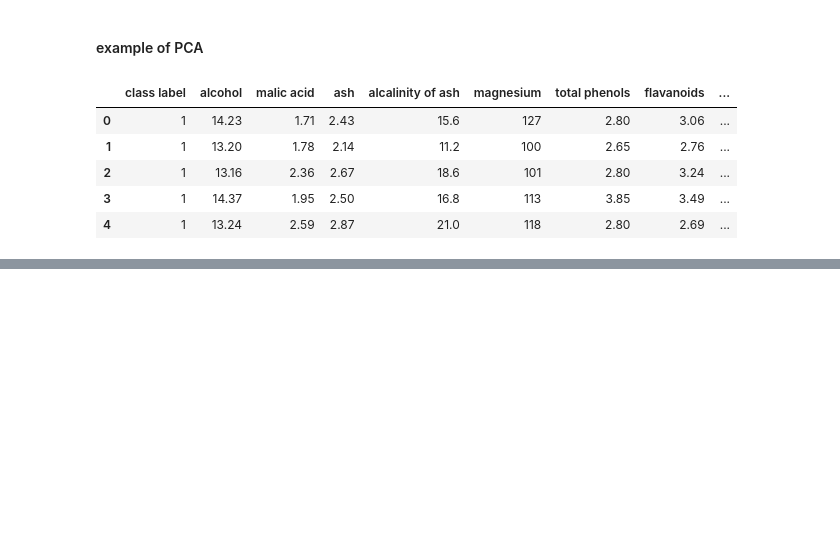
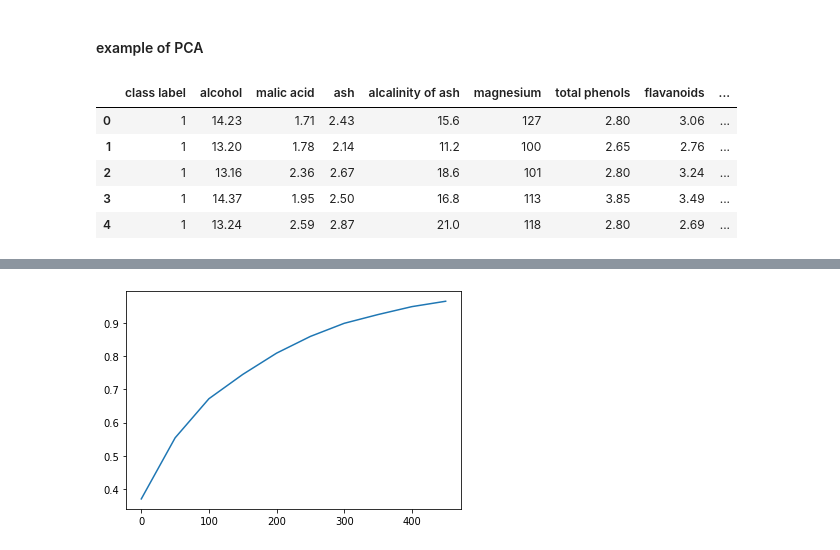
Before and after one commit to wolfdale229/100daysofmlcodes, a Jupyter notebook: machine_learning_2/dimension reduction/reduction.ipynb, the cells around one changed output, grey strips where cells are left out. Drawn from its saved outputs; the diff is of its cells as text; code cells hidden in the pictures; blank space fills up the shorter version.

```diff
--- a/machine_learning_2/dimension reduction/reduction.ipynb
+++ b/machine_learning_2/dimension reduction/reduction.ipynb
@@ -67,0 +75,4 @@ X_test_scled = std_sc.transform(X_test)
+# %%
+pca = PCA(n_components=0.95)
+X_train_reduced = pca.fit_transform(X_train_scaled)
+X_train_reduced
@@ -67,0 +93,7 @@ X_test_scled = std_sc.transform(X_test)
+# %%
+exp_var = pca.explained_variance_ratio_
+# %%
+plt.plot(np.arange(0, 500, 50), exp_var.cumsum())
+plt.show()
+# %% [output]
+[figure, added]
```
Also changed, not shown: parts of 7 cells of this notebook, 1 other file.
